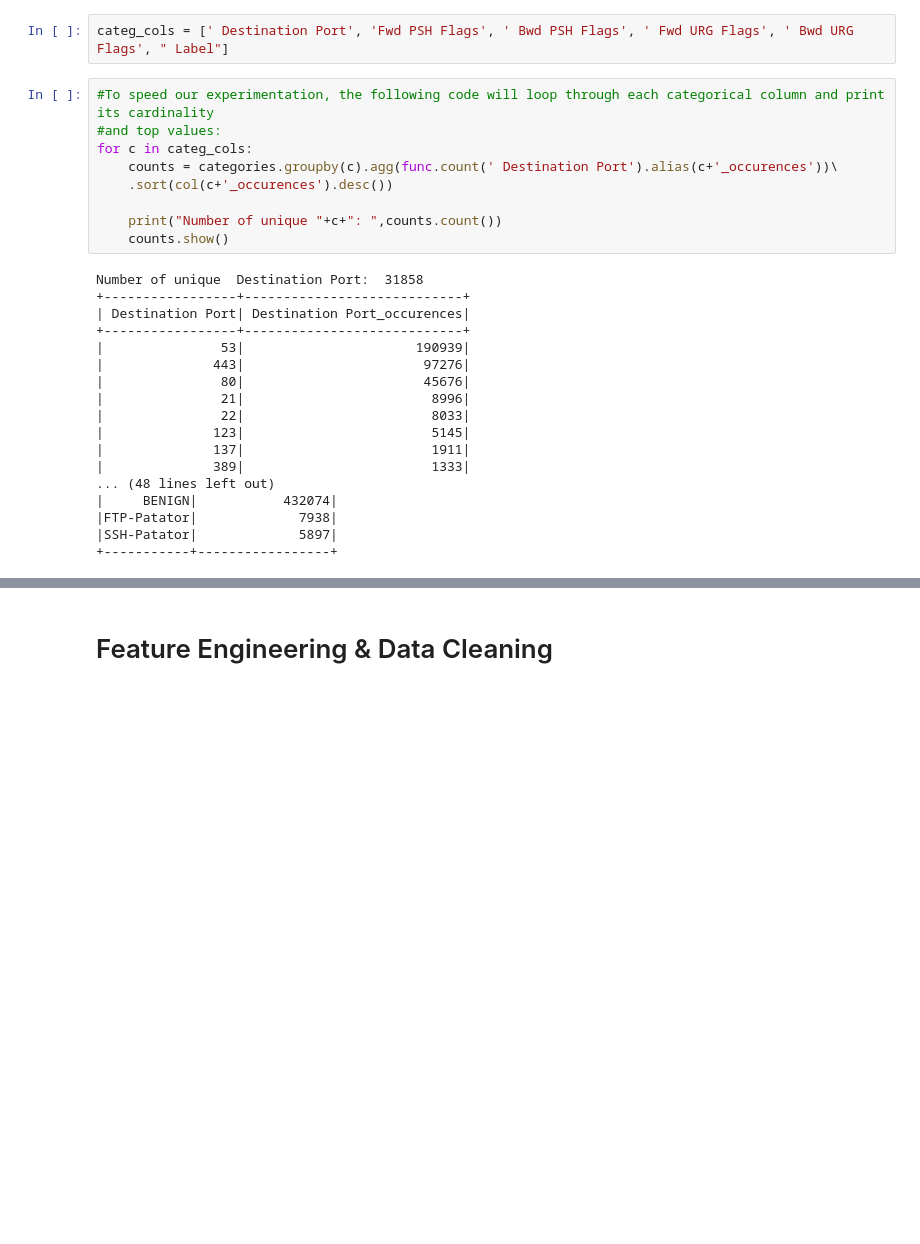
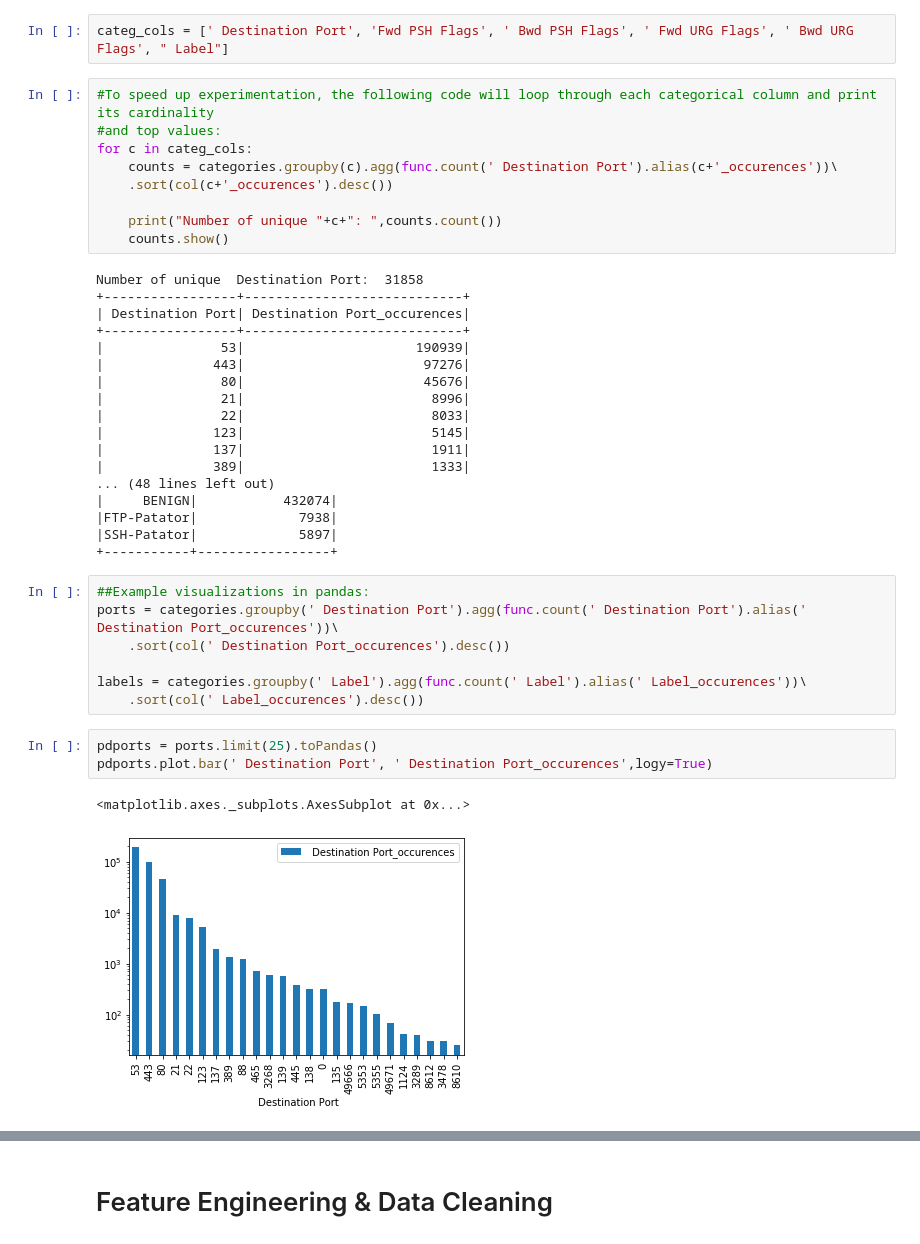
Before and after one commit to brandongrifs/MLSecurityBlog, a Jupyter notebook: Blog Example Code.ipynb, the cells around one changed output, grey strips where cells are left out. Saved outputs shown, nothing was run; the diff lists cells and outputs as text; blank space fills up the shorter version.

Commit message:
ad graphs, confusion matrix, fix comments

```diff
--- a/Blog Example Code.ipynb
+++ b/Blog Example Code.ipynb
@@ -164,7 +184,7 @@ only showing top 20 rows
 # %%
 categ_cols = [' Destination Port', 'Fwd PSH Flags', ' Bwd PSH Flags', ' Fwd URG Flags', ' Bwd URG Flags', " Label"]
 # %%
-#To speed our experimentation, the following code will loop through each categorical column and print its cardinality
+#To speed up experimentation, the following code will loop through each categorical column and print its cardinality
 #and top values:
 for c in categ_cols:
     counts = categories.groupby(c).agg(func.count(' Destination Port').alias(c+'_occurences'))\
@@ -190,3 +210,16 @@ Number of unique  Destination Port:  31858
 |FTP-Patator|             7938|
 |SSH-Patator|             5897|
 +-----------+-----------------+
+# %%
+##Example visualizations in pandas:
+ports = categories.groupby(' Destination Port').agg(func.count(' Destination Port').alias(' Destination Port_occurences'))\
+    .sort(col(' Destination Port_occurences').desc())
+
+labels = categories.groupby(' Label').agg(func.count(' Label').alias(' Label_occurences'))\
+    .sort(col(' Label_occurences').desc())
+# %%
+pdports = ports.limit(25).toPandas()
+pdports.plot.bar(' Destination Port', ' Destination Port_occurences',logy=True)
+# %% [output]
+<matplotlib.axes._subplots.AxesSubplot at 0x...>
+[figure, added]
```
Also changed, not shown: parts of 37 cells of this notebook.
